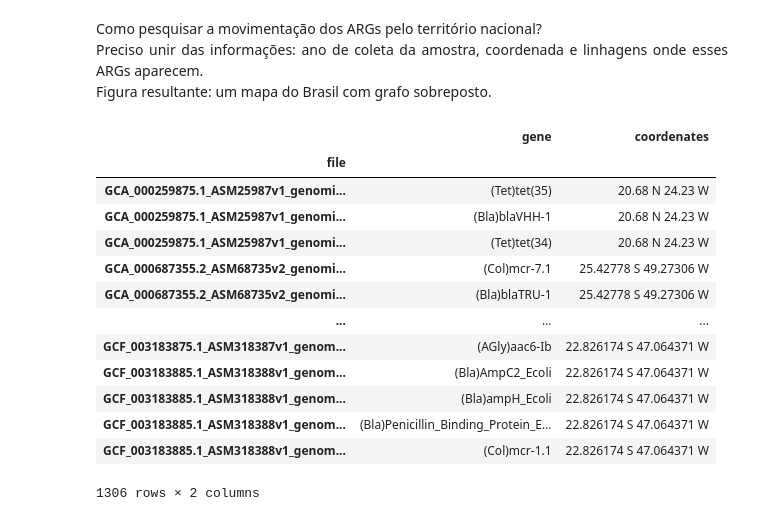
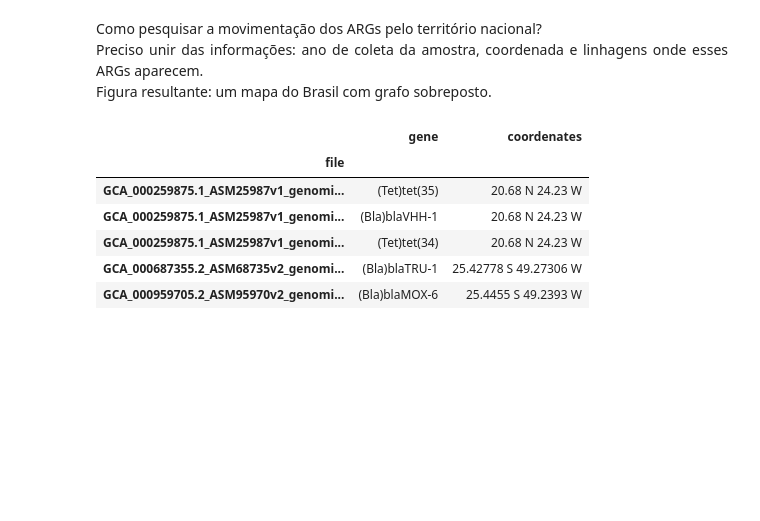
Before and after one commit to tiagocabralborelli/ARG-Sentinel, a Jupyter notebook: codebrazil.ipynb, the cells around one changed output. Saved outputs shown, nothing was run; the diff lists cells and outputs as text; code cells hidden in the pictures; blank space fills up the shorter version.

```diff
--- a/codebrazil.ipynb
+++ b/codebrazil.ipynb
@@ -140,21 +142,13 @@ set(card_less_eskape_genes.index)
     Figura resultante: um mapa do Brasil com grafo sobreposto.
 </p>
 # %%
-args_spread = argannot[['gene','coordenates']].dropna()
+args_spread = argannot[['gene','coordenates']].query("coordenates != 'Na'")
+args_spread.head()
+# %% [output]
+|  | gene | coordenates |
+| file |  |  |
+| GCA_000259875.1_ASM25987v1_genomi... | (Tet)tet(35) | 20.68 N 24.23 W |
+| GCA_000259875.1_ASM25987v1_genomi... | (Bla)blaVHH-1 | 20.68 N 24.23 W |
+| GCA_000259875.1_ASM25987v1_genomi... | (Tet)tet(34) | 20.68 N 24.23 W |
+| GCA_000687355.2_ASM68735v2_genomi... | (Bla)blaTRU-1 | 25.42778 S 49.27306 W |
+| GCA_000959705.2_ASM95970v2_genomi... | (Bla)blaMOX-6 | 25.4455 S 49.2393 W |
-# %%
-args_spread = args_spread.query("coordenates != 'Na'")
-# %% [output]
-|  | gene | coordenates |
-| file |  |  |
-| GCA_000259875.1_ASM25987v1_genomi... | (Tet)tet(35) | 20.68 N 24.23 W |
-| GCA_000259875.1_ASM25987v1_genomi... | (Bla)blaVHH-1 | 20.68 N 24.23 W |
-| GCA_000259875.1_ASM25987v1_genomi... | (Tet)tet(34) | 20.68 N 24.23 W |
-| GCA_000687355.2_ASM68735v2_genomi... | (Col)mcr-7.1 | 25.42778 S 49.27306 W |
-| GCA_000687355.2_ASM68735v2_genomi... | (Bla)blaTRU-1 | 25.42778 S 49.27306 W |
-| ... | ... | ... |
-| GCF_003183875.1_ASM318387v1_genom... | (AGly)aac6-Ib | 22.826174 S 47.064371 W |
-| GCF_003183885.1_ASM318388v1_genom... | (Bla)AmpC2_Ecoli | 22.826174 S 47.064371 W |
-| GCF_003183885.1_ASM318388v1_genom... | (Bla)ampH_Ecoli | 22.826174 S 47.064371 W |
-| GCF_003183885.1_ASM318388v1_genom... | (Bla)Penicillin_Binding_Protein_E... | 22.826174 S 47.064371 W |
-| GCF_003183885.1_ASM318388v1_genom... | (Col)mcr-1.1 | 22.826174 S 47.064371 W |
-1306 rows × 2 columns
```
Also changed, not shown: parts of 20 cells of this notebook, 2 other files.
